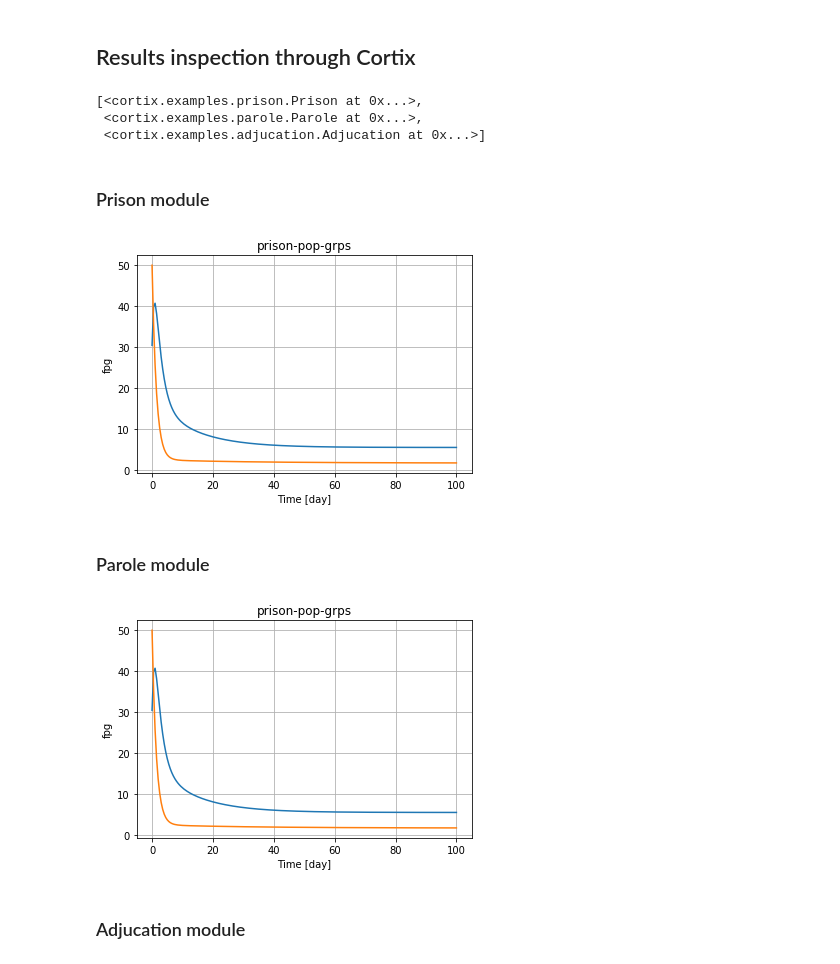
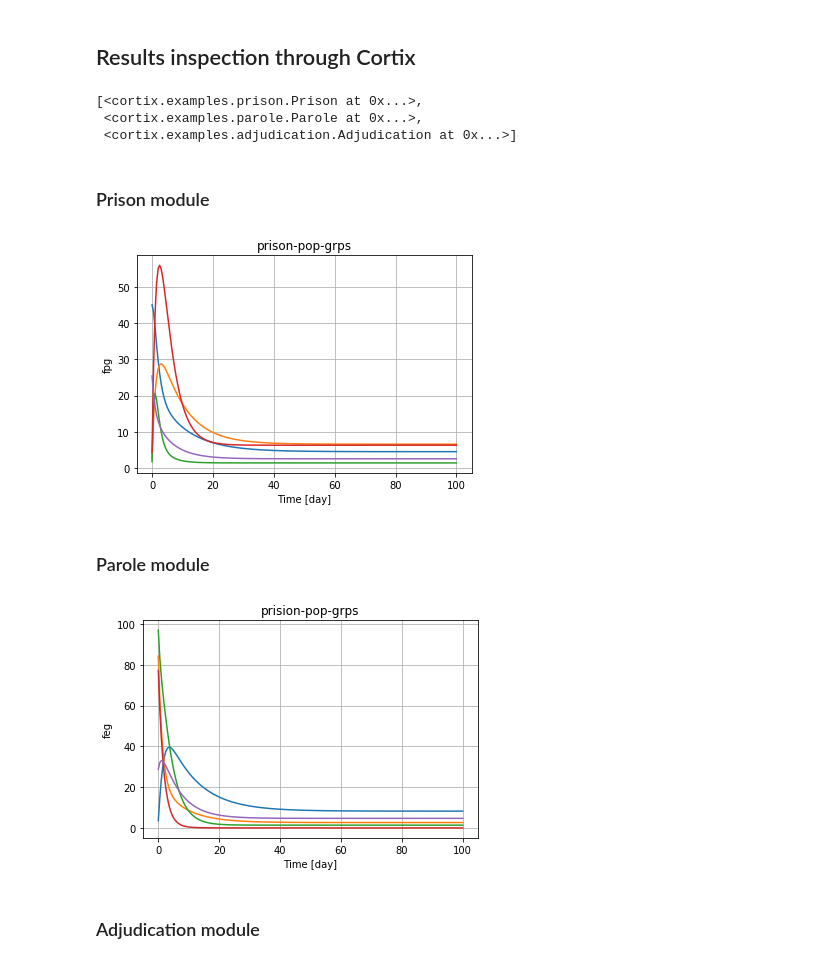
Before and after one commit to dpploy/cortix-nb, a Jupyter notebook: run_justice.ipynb, the cells around one changed output. Cells and saved outputs as stored; diff of their text form; code cells hidden in the pictures.

```diff
--- a/run_justice.ipynb
+++ b/run_justice.ipynb
@@ -244,7 +245,7 @@ from cortix.examples.adjucation import Adjucation
 # Setup parameters
 end_time  = 100 * const.day
 time_step = 0.5 * const.day
-n_groups  = 2   # number of population groups
+n_groups  = 5   # number of population groups
 
 # Create a Cortix object with Python multiprocessing
 cortix = Cortix(use_mpi=False)
@@ -280,13 +281,13 @@ cortix.add_module(parole)
 parole.end_time = end_time
 parole.time_step = time_step
 
-adjucation = Adjucation(n_groups=n_groups)
-cortix.add_module(adjucation)
-adjucation.end_time = end_time
-adjucation.time_step = time_step
+adjudication = Adjudication(n_groups=n_groups)
+cortix.add_module(adjudication)
+adjudication.end_time = end_time
+adjudication.time_step = time_step
 
 prison.connect( 'parole', parole.get_port('prison') )
-adjucation.connect( 'prison', prison.get_port('adjucation') )
+adjudication.connect( 'prison', prison.get_port('adjudication') )
 # %% [markdown]
 ## Verify the network connectivity<a id="net"></a>
 # %%
@@ -318,7 +319,7 @@ cortix.modules
 # %% [output]
 [<cortix.examples.prison.Prison at 0x...>,
  <cortix.examples.parole.Parole at 0x...>,
- <cortix.examples.adjucation.Adjucation at 0x...>]
+ <cortix.examples.adjudication.Adjudication at 0x...>]
 # %%
 '''Attach to modules'''
 
@@ -337,22 +338,22 @@ fpg_quant.plot( x_scaling=1/const.day, x_label='Time [day]')
 plt.grid()
 plt.show()
 # %% [output]
-[figure, old version]
+[figure, new version]
 # %% [markdown]
 ### Parole module<a id="parole"></a>
 # %%
 '''Parole Module State'''
 
-population_phase = prison.state
-(fpg_quant, time_unit) = population_phase.get_quantity_history('fpg')
+population_phase = parole.state
+(feg_quant, time_unit) = population_phase.get_quantity_history('feg')
 
-fpg_quant.plot( x_scaling=1/const.day, x_label='Time [day]')
+feg_quant.plot( x_scaling=1/const.day, x_label='Time [day]')
 plt.grid()
 plt.show()
 # %% [output]
-[figure, old version]
+[figure, new version]
 # %% [markdown]
-### Adjucation module<a id="parole"></a>
+### Adjudication module<a id="adjudication"></a>
 # %%
 '''Adjucation Module State'''
 
```
Also changed, not shown: parts of 7 cells of this notebook.
